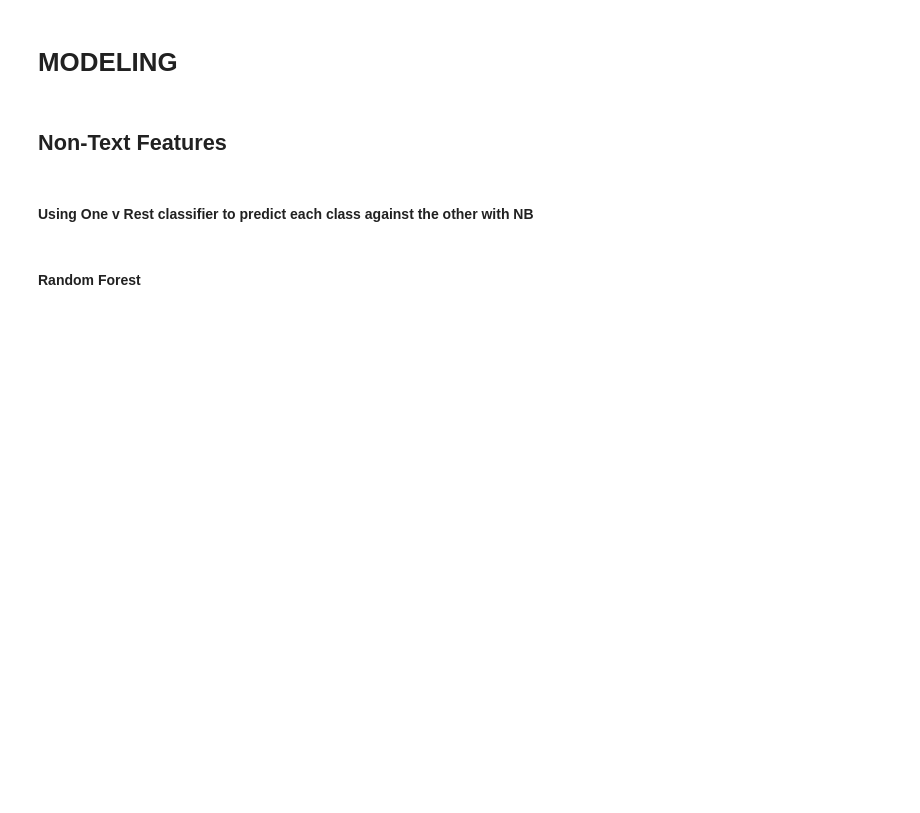
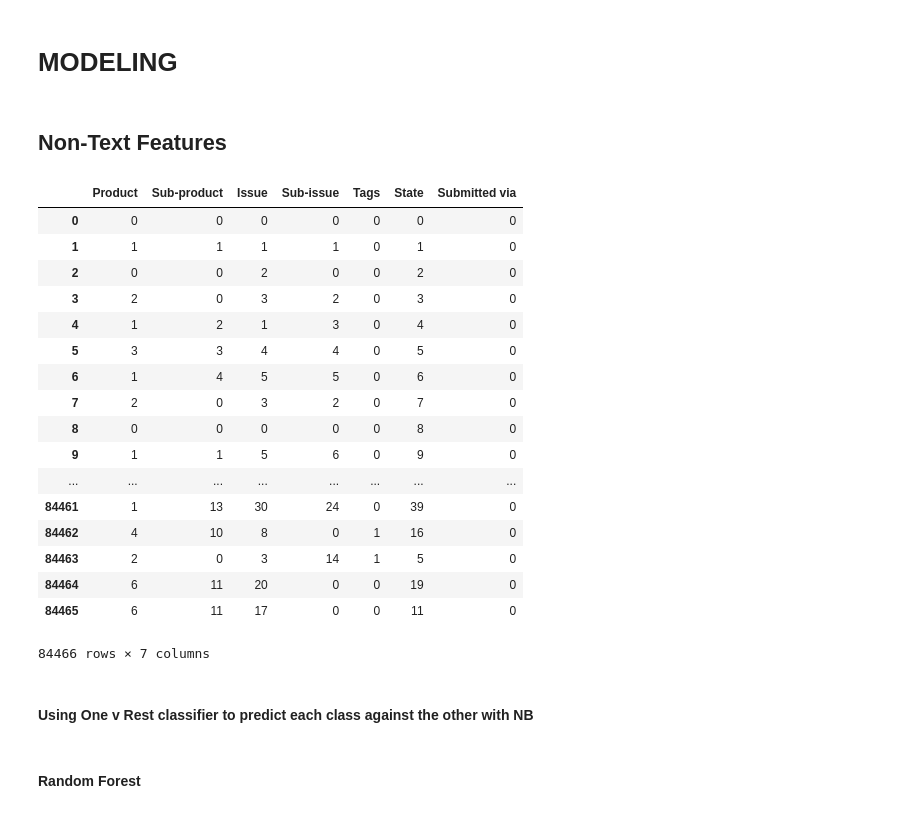
Before and after one commit to ChrisMichael11/Consumer_Complaint_Project, a Jupyter notebook: eda/EDA_Response_Prediction_txt.ipynb, the cells around one changed output. Drawn from its saved outputs; the diff is of its cells as text; code cells hidden in the pictures; blank space fills up the shorter version.

```diff
--- a/eda/EDA_Response_Prediction_txt.ipynb
+++ b/eda/EDA_Response_Prediction_txt.ipynb
@@ -463,9 +709,29 @@ from sklearn.svm import SVC
 # %%
 X = model_data.values
 y_start = df['Company response to consumer']
 y = label_binarize(y_start, classes = [0, 1, 2])
 n_classes = 2
 y_start.shape
+model_data
+# %% [output]
+|  | Product | Sub-product | Issue | Sub-issue | Tags | State | Submitted via |
+| 0 | 0 | 0 | 0 | 0 | 0 | 0 | 0 |
+| 1 | 1 | 1 | 1 | 1 | 0 | 1 | 0 |
+| 2 | 0 | 0 | 2 | 0 | 0 | 2 | 0 |
+| 3 | 2 | 0 | 3 | 2 | 0 | 3 | 0 |
+| 4 | 1 | 2 | 1 | 3 | 0 | 4 | 0 |
+| 5 | 3 | 3 | 4 | 4 | 0 | 5 | 0 |
+| 6 | 1 | 4 | 5 | 5 | 0 | 6 | 0 |
+| 7 | 2 | 0 | 3 | 2 | 0 | 7 | 0 |
+| 8 | 0 | 0 | 0 | 0 | 0 | 8 | 0 |
+| 9 | 1 | 1 | 5 | 6 | 0 | 9 | 0 |
+| ... | ... | ... | ... | ... | ... | ... | ... |
+| 84461 | 1 | 13 | 30 | 24 | 0 | 39 | 0 |
+| 84462 | 4 | 10 | 8 | 0 | 1 | 16 | 0 |
+| 84463 | 2 | 0 | 3 | 14 | 1 | 5 | 0 |
+| 84464 | 6 | 11 | 20 | 0 | 0 | 19 | 0 |
+| 84465 | 6 | 11 | 17 | 0 | 0 | 11 | 0 |
+84466 rows × 7 columns
 # %%
 X_train, X_test, y_train, y_test = train_test_split(X, y, test_size=0.3, random_state=11)
 # %%
```
Also changed, not shown: parts of 51 cells of this notebook, 4 other files.
